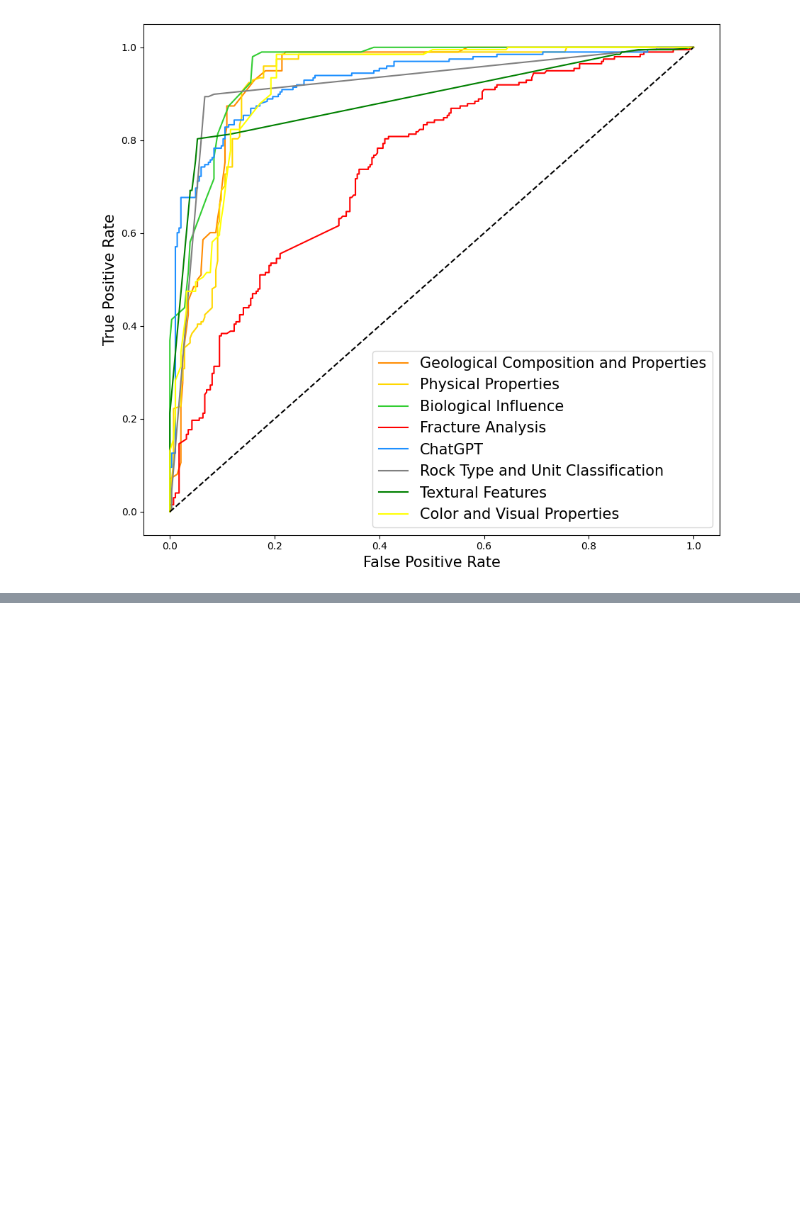
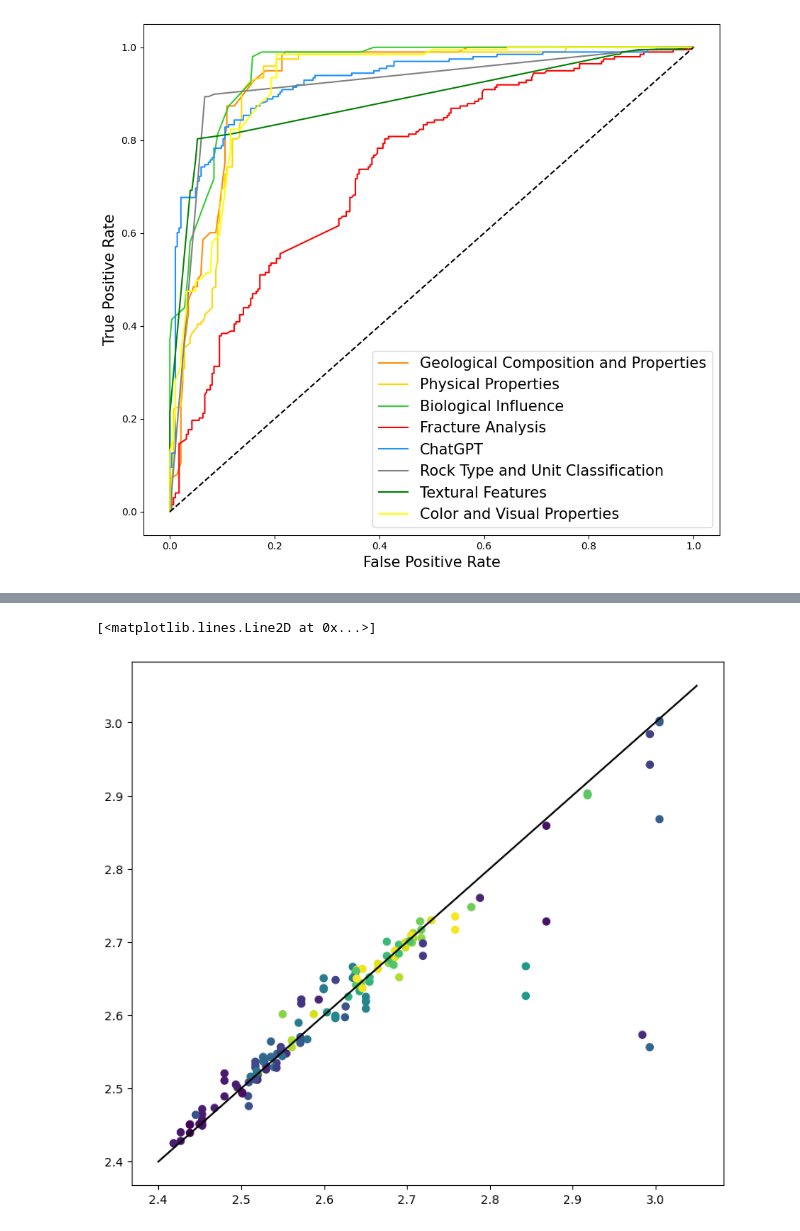
Before and after one commit to SerpRateAI/AI-pipeline-boreholes, a Jupyter notebook: paper-figures.ipynb, the cells around one changed output, grey strips where cells are left out. Drawn from its saved outputs; the diff is of its cells as text; code cells hidden in the pictures; blank space fills up the shorter version.

Commit message:
added regression model

```diff
--- a/paper-figures.ipynb
+++ b/paper-figures.ipynb
@@ -685,0 +864,24 @@ ValueError: could not convert string to float: 'D:/SerpRateAI/Camera/CS_5057_5_B
+# %%
+from catboost import CatBoostRegressor
+from sklearn.model_selection import train_test_split
+from sklearn.metrics import mean_squared_error, r2_score
+
+X = df[xvars]
+y = df['Bulk density (g/cm³)']
+
+# Split the data into training and testing sets
+X_train, X_test, y_train, y_test = train_test_split(X, y, test_size=0.2, random_state=42)
+
+# Instantiate the CatBoost regressor
+catboost_reg = CatBoostRegressor(iterations=1000, learning_rate=0.1, depth=6, loss_function='RMSE')
+
+# Fit the model to the training data
+catboost_reg.fit(X_train, y_train, verbose=100)
+
+# Predict on the test data
+y_pred = catboost_reg.predict(X_test)
+
+# Calculate the Mean Squared Error
+mse = mean_squared_error(y_test, y_pred)
+print("Mean Squared Error:", mse)
+print('r2 score:', r2_score(y_test, y_pred))
@@ -685,0 +902,9 @@ ValueError: could not convert string to float: 'D:/SerpRateAI/Camera/CS_5057_5_B
+# %%
+fig, ax = plt.subplots(figsize=(9, 8))
+
+ax.scatter(y_test, y_pred, c=df['TOP_DEPTH'].loc[y_test.index])
+# ax.scatter(y_train, catboost_reg.predict(X_train), marker='x', c=df['TOP_DEPTH'].loc[y_train.index])
+ax.plot([2.4, 3.05], [2.4, 3.05], color='black')
+# %% [output]
+[<matplotlib.lines.Line2D at 0x...>]
+[figure, added]
```
Also changed, not shown: parts of 9 cells of this notebook.
